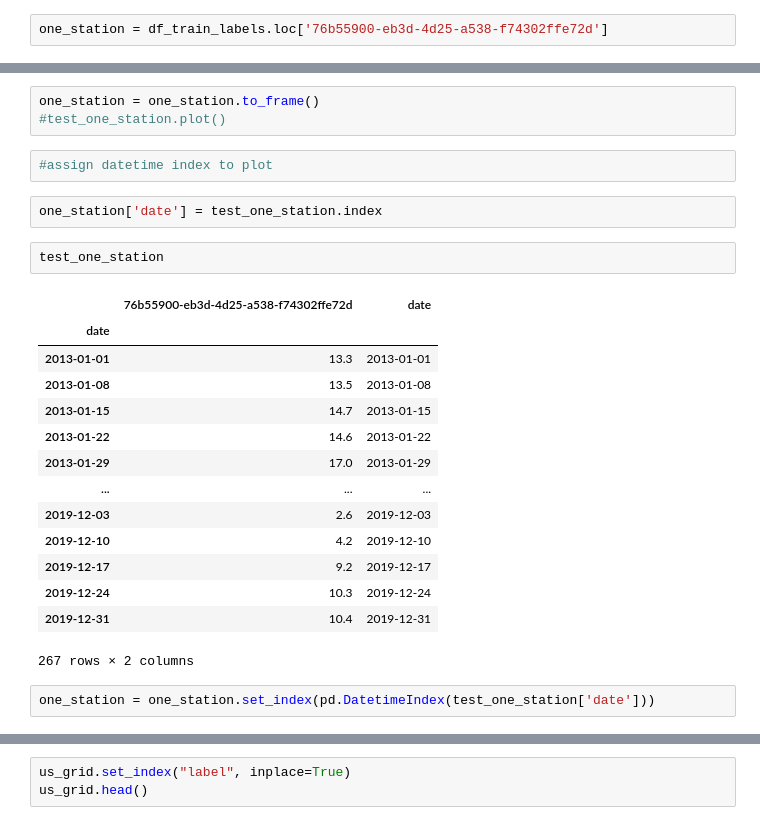
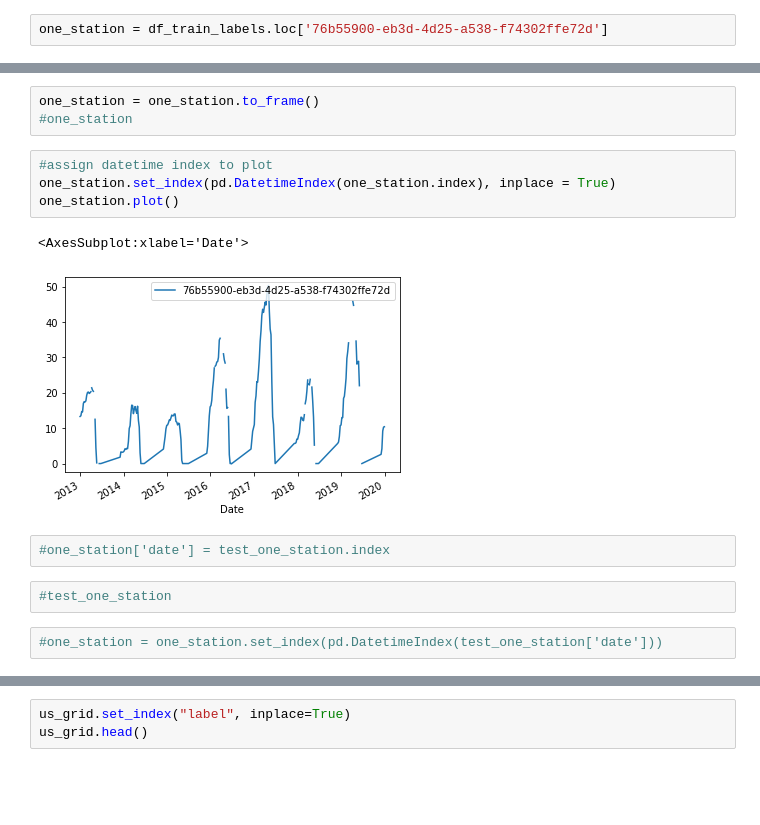
Before and after one commit to NCristea/SEUP, a Jupyter notebook: check_sampled_data.ipynb, the cells around one changed output, grey strips where cells are left out. Cells and saved outputs as stored; diff of their text form; blank space fills up the shorter version.

```diff
--- a/check_sampled_data.ipynb
+++ b/check_sampled_data.ipynb
@@ -44,26 +61,16 @@ one_station = df_train_labels.loc['76b55900-eb3d-4d25-a538-f74302ffe72d']
 # %%
 one_station = one_station.to_frame()
-#test_one_station.plot()
+#one_station
 # %%
 #assign datetime index to plot
+one_station.set_index(pd.DatetimeIndex(one_station.index), inplace = True)
+one_station.plot()
+# %% [output]
+<AxesSubplot:xlabel='Date'>
+[figure, added]
 # %%
-one_station['date'] = test_one_station.index
+#one_station['date'] = test_one_station.index
-# %%
-test_one_station
-# %% [output]
-|  | 76b55900-eb3d-4d25-a538-f74302ffe72d | date |
-| date |  |  |
-| 2013-01-01 | 13.3 | 2013-01-01 |
-| 2013-01-08 | 13.5 | 2013-01-08 |
-| 2013-01-15 | 14.7 | 2013-01-15 |
-| 2013-01-22 | 14.6 | 2013-01-22 |
-| 2013-01-29 | 17.0 | 2013-01-29 |
-| ... | ... | ... |
-| 2019-12-03 | 2.6 | 2019-12-03 |
-| 2019-12-10 | 4.2 | 2019-12-10 |
-| 2019-12-17 | 9.2 | 2019-12-17 |
-| 2019-12-24 | 10.3 | 2019-12-24 |
-| 2019-12-31 | 10.4 | 2019-12-31 |
-267 rows × 2 columns
+# %%
+#test_one_station
 # %%
-one_station = one_station.set_index(pd.DatetimeIndex(test_one_station['date']))
+#one_station = one_station.set_index(pd.DatetimeIndex(test_one_station['date']))
```
Also changed, not shown: parts of 23 cells of this notebook, 6 other files.
